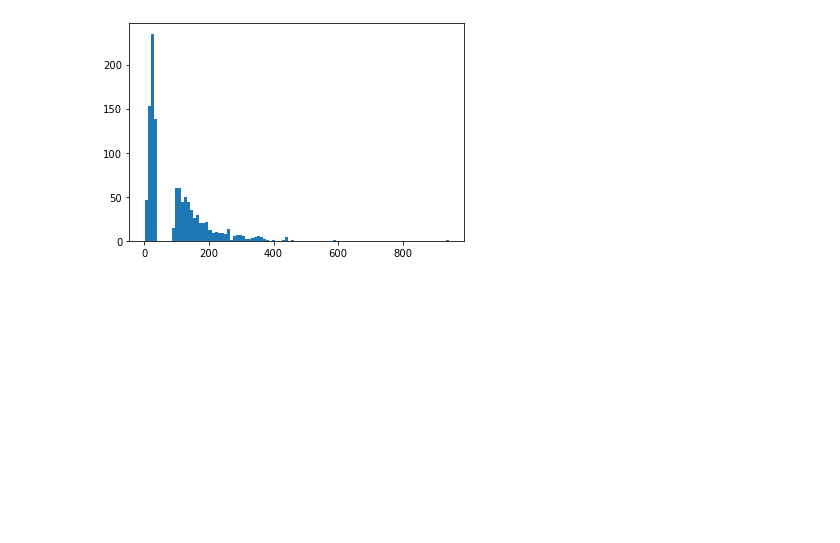
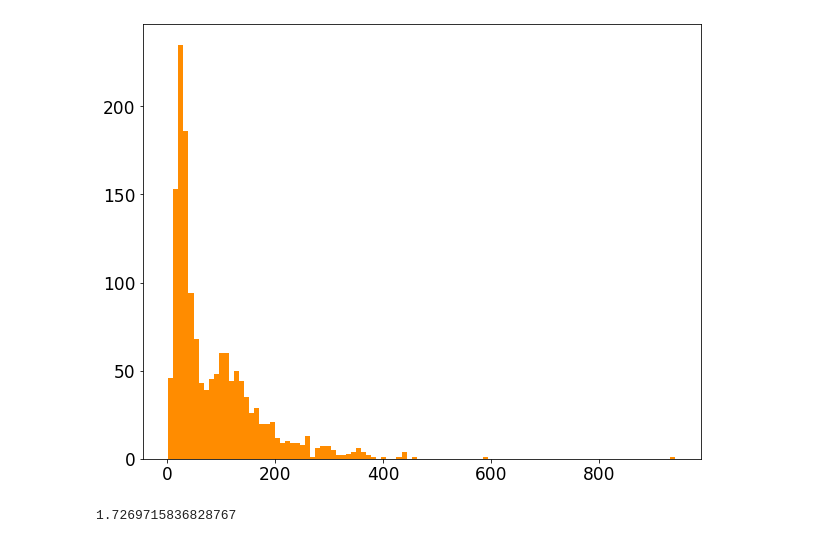
Before and after one commit to tangjustinhaysechiwingg/CommBuilding_ML, a Jupyter notebook: CommBuilding_MLClassification.ipynb, the cells around one changed output. Saved outputs shown, nothing was run; the diff lists cells and outputs as text; code cells hidden in the pictures; blank space fills up the shorter version.

```diff
--- a/CommBuilding_MLClassification.ipynb
+++ b/CommBuilding_MLClassification.ipynb
@@ -9,7 +9,7 @@ import matplotlib.pyplot as plt
 # %%
 # Import the directory of csv file
 data = pd.read_csv(
-    r"C:\Users\jhcwgtang\Downloads\07.hk_eui_features_adding_bld_facility_complete_0601_v4.csv",
+    r"C:\Users\jhcwgtang\Downloads\07.hk_eui_features_adding_bld_facility_complete_0601_v20.csv",
     index_col=0, encoding='utf-8')
 # %%
 data = data[(data.highrise > 0) | (data.podium > 0)]
@@ -81,13 +84,18 @@ data['Operate_hours_100%'] = np.where(data['Operate_hours_c'] == 'Operate_hours_
 # %%
 # Building Energy Usage Intensity
 y1 = data['bld_eui2']
-plt.hist((y1), bins = 100)
+plt.subplots(figsize=(10,8))
+plt.hist((y1), bins = 100, color = 'darkorange')
 plt.show()
 # %% [output]
-[figure, old version]
+[figure, new version]
 # %%
 # Building Energy Usage Intensity
 log_eui = np.log10(data['bld_eui2'])
 log_eui_median = log_eui.median()  # Compute the Median of Building EUI
+# %%
+log_eui_median
+# %% [output]
+1.7269715836828767
 # %%
 # If a building is below the median,it means it is low EUI. Otherwise, it is considered as high EUI
```
Also changed, not shown: parts of 99 cells of this notebook.
